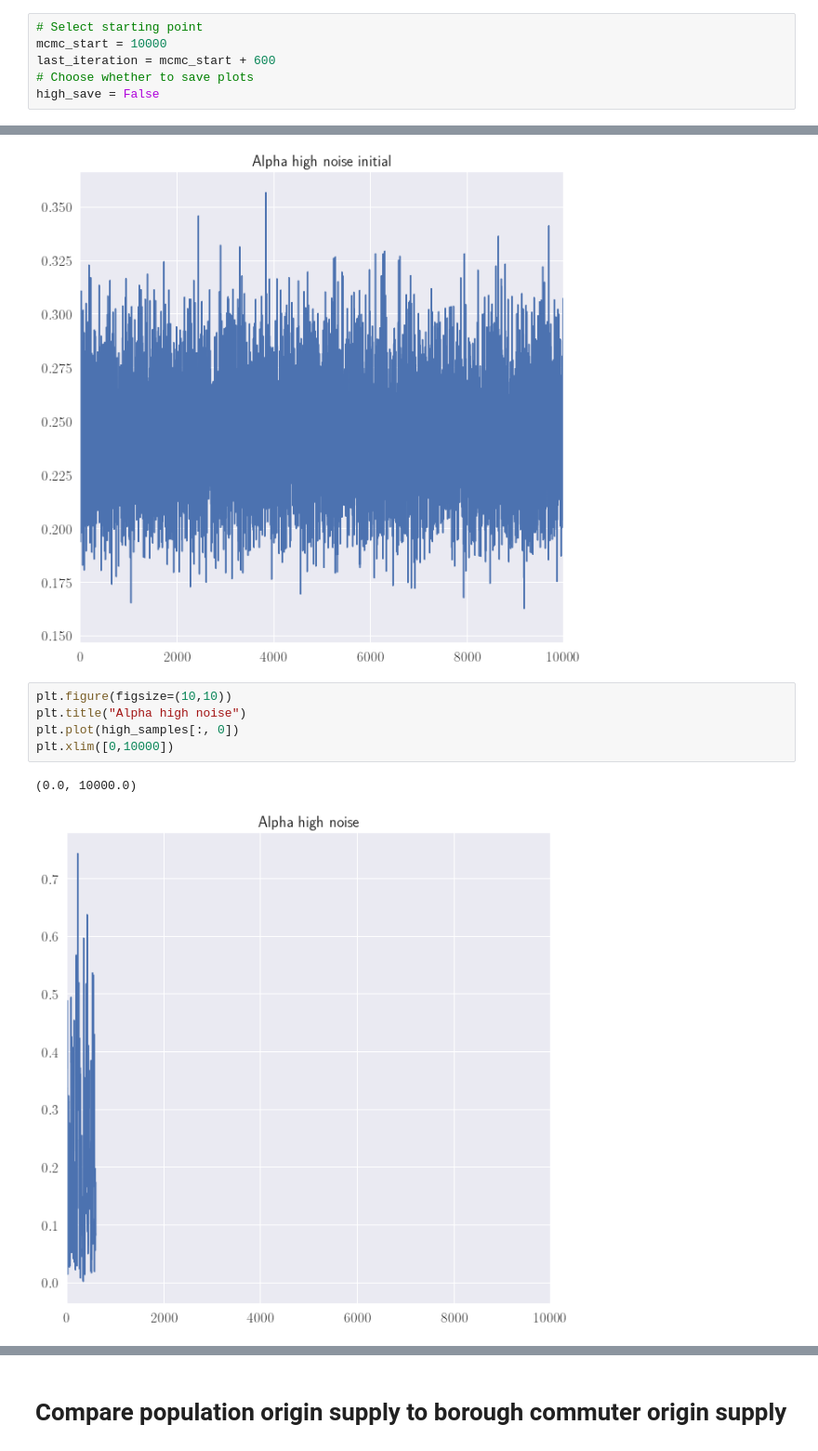
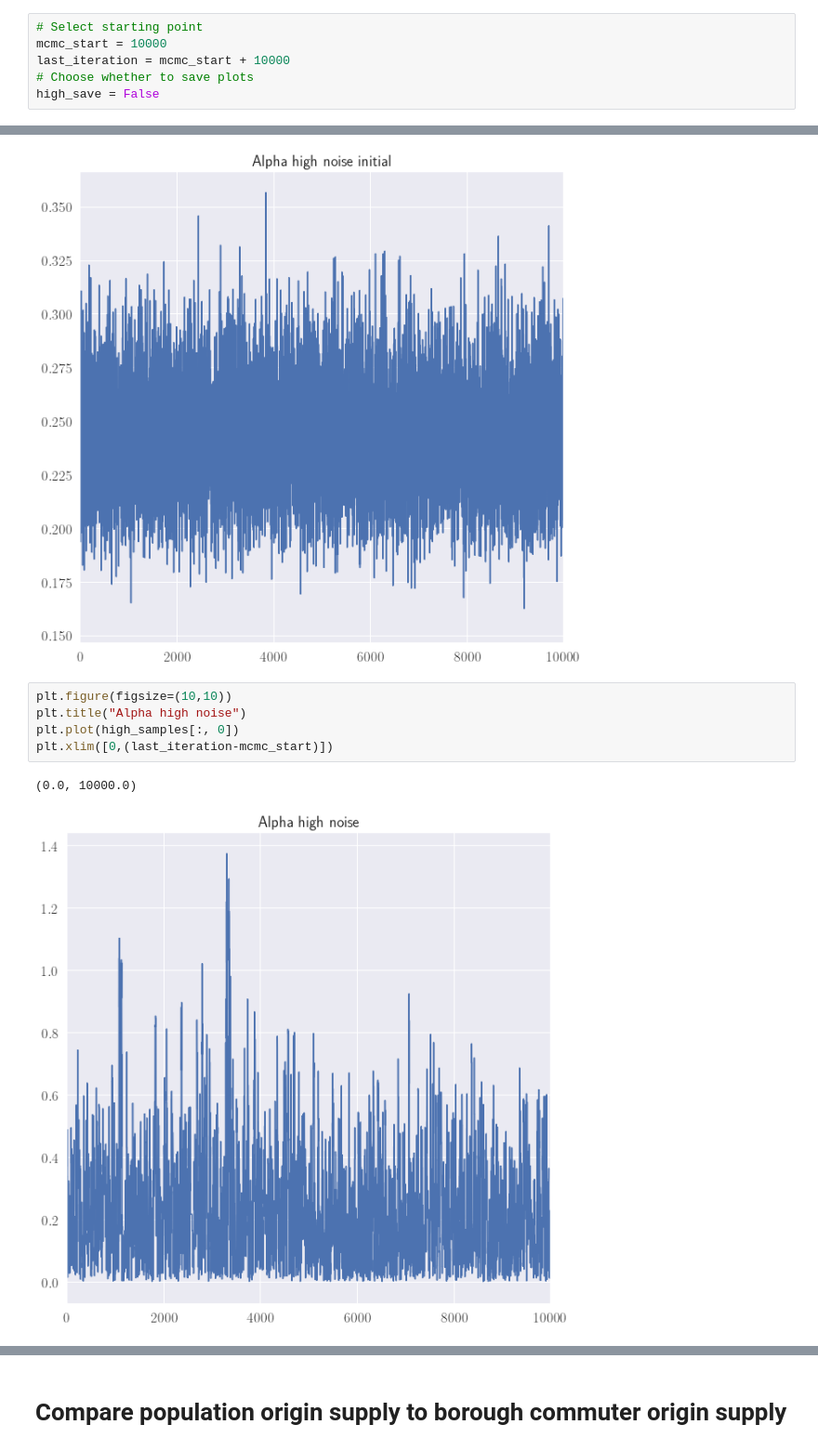
Before and after one commit to YannisZa/stochastic-travel-demand-modelling, a Jupyter notebook: notebooks/commuter_data_sandbox.ipynb, the cells around one changed output, grey strips where cells are left out. Shown: that part at 93% size. Cells and saved outputs as stored; diff of their text form.

```diff
--- a/notebooks/commuter_data_sandbox.ipynb
+++ b/notebooks/commuter_data_sandbox.ipynb
@@ -606,7 +606,7 @@ if low_save:
 # %%
 # Select starting point
 mcmc_start = 10000
-last_iteration = mcmc_start + 600
+last_iteration = mcmc_start + 10000
 # Choose whether to save plots
 high_save = False
 # %%
@@ -770,11 +770,11 @@ plt.xlim([0,10000])
 # %%
 plt.figure(figsize=(10,10))
 plt.title("Alpha high noise")
 plt.plot(high_samples[:, 0])
-plt.xlim([0,10000])
+plt.xlim([0,(last_iteration-mcmc_start)])
 # %% [output]
 (0.0, 10000.0)
-[figure, old version]
+[figure, new version]
 # %%
 plt.figure(figsize=(10,10))
 plt.title("Beta high noise")
```
Also changed, not shown: parts of 16 cells of this notebook, 2 other files.
